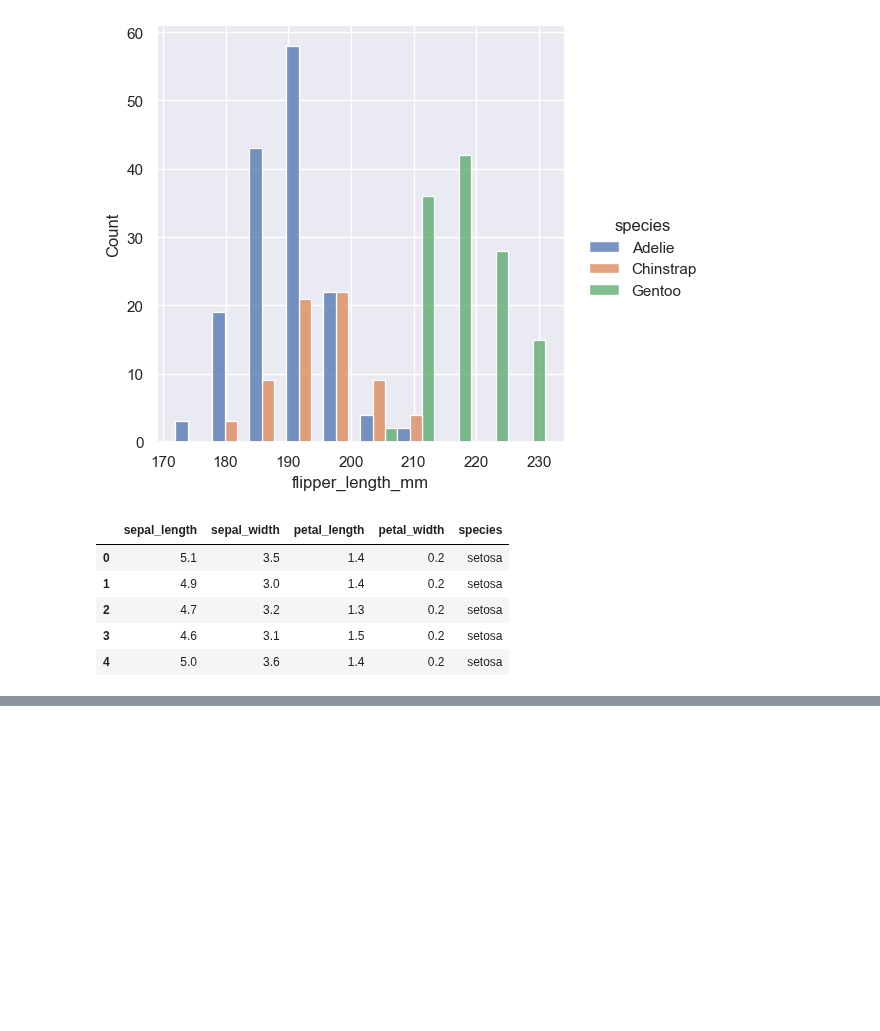
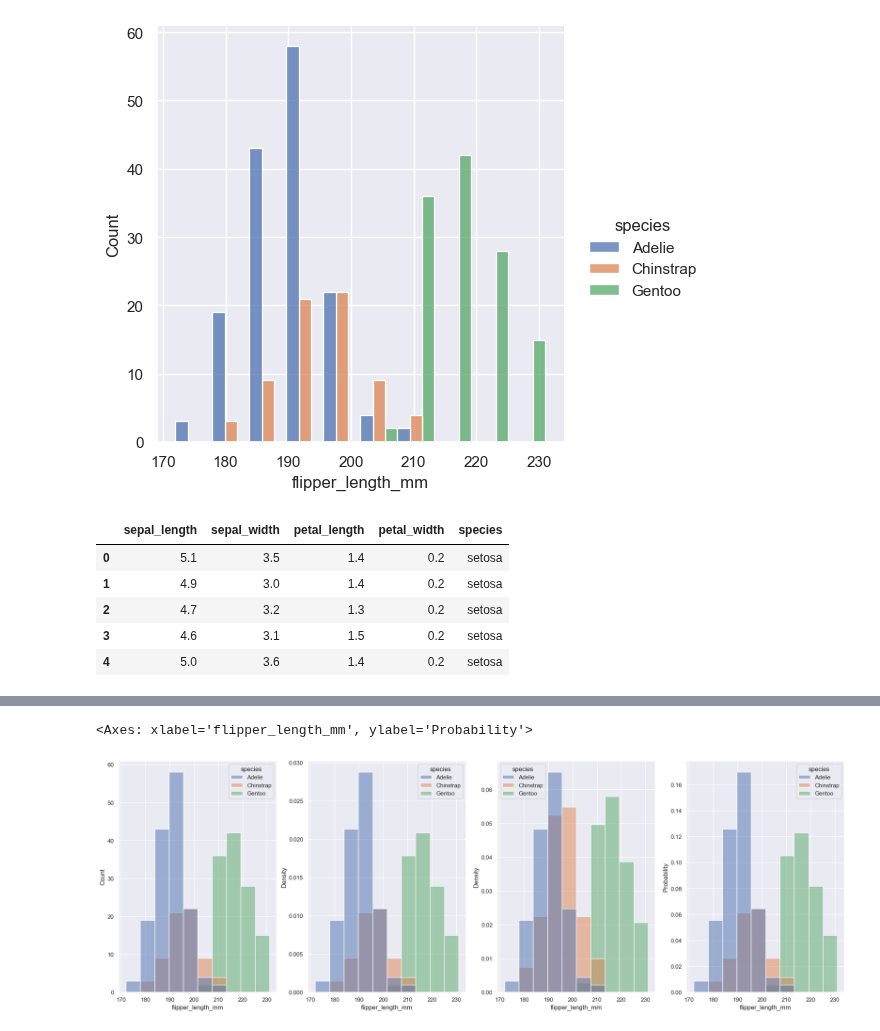
Before and after one commit to wu4fmp6/machine_learning, a Jupyter notebook: lesson_4.ipynb, the cells around one changed output, grey strips where cells are left out. Saved outputs shown, nothing was run; the diff lists cells and outputs as text; code cells hidden in the pictures; blank space fills up the shorter version.

```diff
--- a/lesson_4.ipynb
+++ b/lesson_4.ipynb
@@ -132,0 +135,15 @@ sns.displot(iris, x="sepal_length", hue="species", multiple="dodge")
+# %%
+fig, axes = plt.subplots(1, 4, figsize=(25, 8))
+#原本的教學範例是用displot()，但是這裡為了能夠同步比較不同參數的效果區別而採用subplots()，因此必須直接使用histplot()
+sns.histplot(penguins, x="flipper_length_mm", hue="species", ax=axes[0])
+
+#子集的觀測數量不相等時，根據計數來比較它們的分佈可能並不理想。一種解決方案是使用 stat 參數對計數進行標準化：
+sns.histplot(penguins, x="flipper_length_mm", hue="species", stat="density", ax=axes[1]) #將原本的記數改成比例
+
+#但是，預設情況下，標準化會套用於整個分佈，因此這只是重新調整條形的高度。透過設定 common_norm=False，每個子集將獨立標準化：
+sns.histplot(penguins, x="flipper_length_mm", hue="species", stat="density", common_norm=False, ax=axes[2])
+
+sns.histplot(penguins, x="flipper_length_mm", hue="species", stat="probability", ax=axes[3])
+# %% [output]
+<Axes: xlabel='flipper_length_mm', ylabel='Probability'>
+[figure, added]
```
Also changed, not shown: parts of 1 cell of this notebook.
